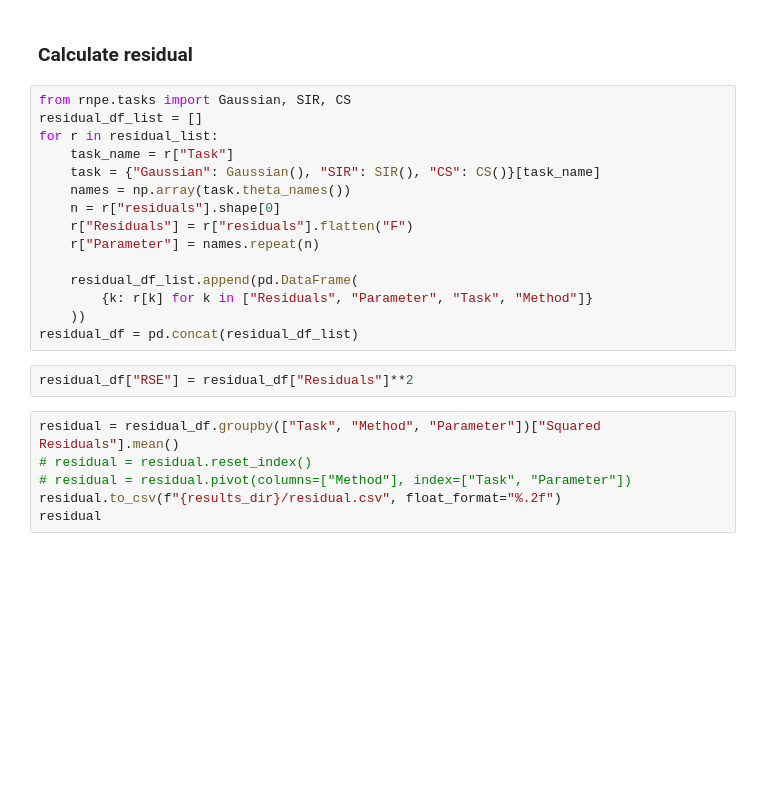
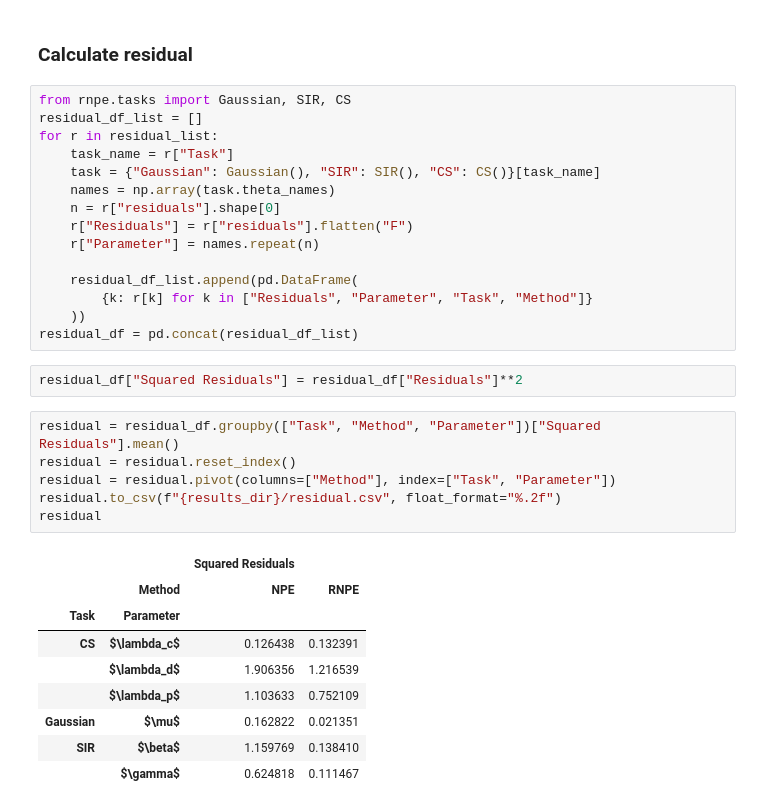
Before and after one commit to danielward27/rnpe, a Jupyter notebook: scripts/plots/plot_overall_results.ipynb, the cells around one changed output. Saved outputs shown, nothing was run; the diff lists cells and outputs as text; blank space fills up the shorter version.

```diff
--- a/scripts/plots/plot_overall_results.ipynb
+++ b/scripts/plots/plot_overall_results.ipynb
@@ -162,7 +167,7 @@ residual_df_list = []
 for r in residual_list:
     task_name = r["Task"]
     task = {"Gaussian": Gaussian(), "SIR": SIR(), "CS": CS()}[task_name]
-    names = np.array(task.theta_names())
+    names = np.array(task.theta_names)
     n = r["residuals"].shape[0]
     r["Residuals"] = r["residuals"].flatten("F")
     r["Parameter"] = names.repeat(n)
@@ -172,10 +177,20 @@ for r in residual_list:
     ))
 residual_df = pd.concat(residual_df_list)
 # %%
-residual_df["RSE"] = residual_df["Residuals"]**2
+residual_df["Squared Residuals"] = residual_df["Residuals"]**2
 # %%
 residual = residual_df.groupby(["Task", "Method", "Parameter"])["Squared Residuals"].mean()
-# residual = residual.reset_index()
-# residual = residual.pivot(columns=["Method"], index=["Task", "Parameter"])
+residual = residual.reset_index()
+residual = residual.pivot(columns=["Method"], index=["Task", "Parameter"])
 residual.to_csv(f"{results_dir}/residual.csv", float_format="%.2f")
 residual
+# %% [output]
+|  |  | Squared Residuals |  |
+|  | Method | NPE | RNPE |
+| Task | Parameter |  |  |
+| CS | $\lambda_c$ | 0.126438 | 0.132391 |
+|  | $\lambda_d$ | 1.906356 | 1.216539 |
+|  | $\lambda_p$ | 1.103633 | 0.752109 |
+| Gaussian | $\mu$ | 0.162822 | 0.021351 |
+| SIR | $\beta$ | 1.159769 | 0.138410 |
+|  | $\gamma$ | 0.624818 | 0.111467 |
```
Also changed, not shown: parts of 4 cells of this notebook, 22 other files.
